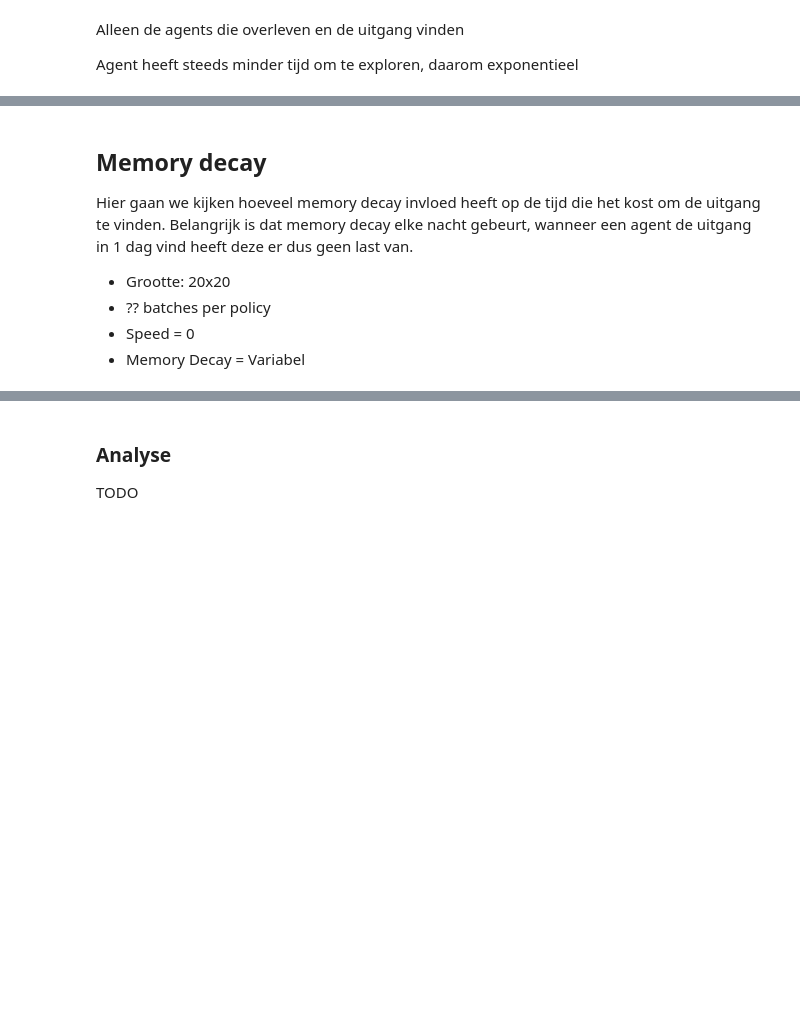
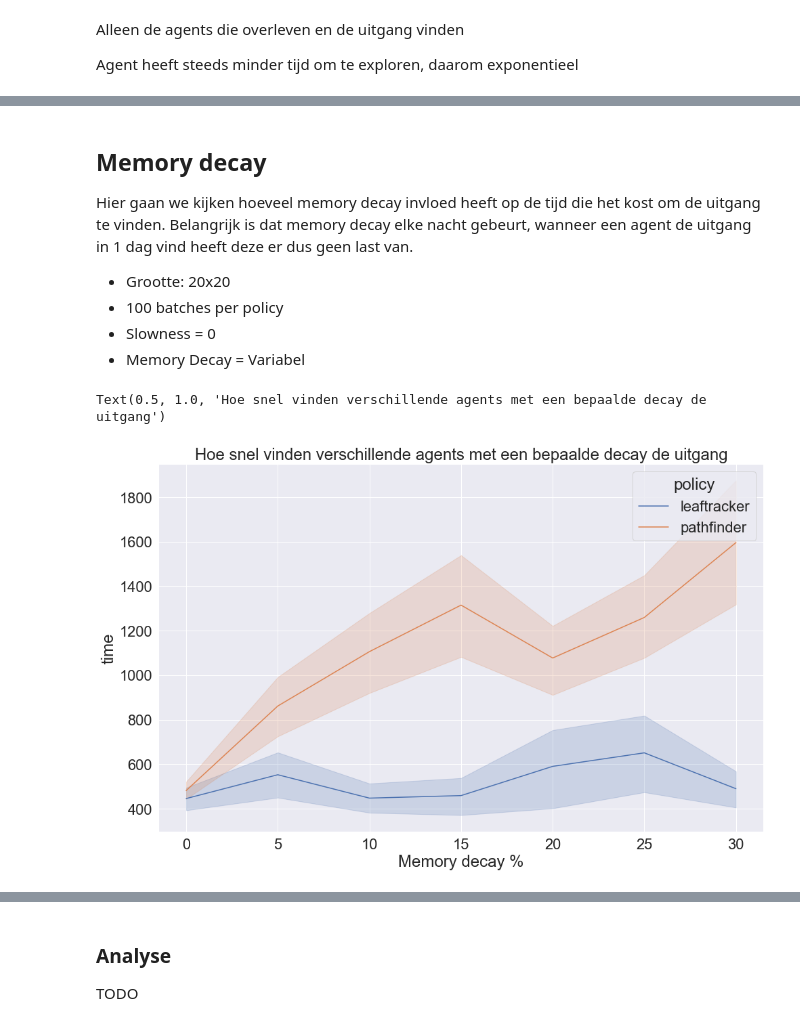
Before and after one commit to MariaDukmak/MazeRunner, a Jupyter notebook: analysis/Data analyse.ipynb, the cells around one changed output, grey strips where cells are left out. Drawn from its saved outputs; the diff is of its cells as text; code cells hidden in the pictures; blank space fills up the shorter version.

Commit message:
Finished memory decay experiment

```diff
--- a/analysis/Data analyse.ipynb
+++ b/analysis/Data analyse.ipynb
@@ -164,8 +163,8 @@ ax = ax.set_title('Hoe snel vinden verschillende agents met een bepaalde slownes
 Hier gaan we kijken hoeveel memory decay invloed heeft op de tijd die het kost om de uitgang te vinden. Belangrijk is dat memory decay elke nacht gebeurt, wanneer een agent de uitgang in 1 dag vind heeft deze er dus geen last van.
 
 - Grootte: 20x20
-- ?? batches per policy
-- Speed = 0
+- 100 batches per policy
+- Slowness = 0
 - Memory Decay = Variabel
 # %%
 filenames = glob.glob('memory_decay/*.feather')
@@ -187,3 +184,15 @@ for filename in filenames:
 decay_all = pd.concat(dfs, ignore_index=True)
 decay_all = decay_all.sort_values(by=['decay'])
 decay_all_alive = decay_all[decay_all.found_exit != -1]
+# %%
+plt.figure(figsize=(16, 10))
+ax = sns.lineplot(data=decay_all_alive, x="decay", y="time", hue="policy", ci=68)
+ax.set(xlabel='Memory decay %')
+ax.set_title('Hoe snel vinden verschillende agents met een bepaalde decay de uitgang')
+
+
+
+# ax.set(xlabel='common xlabel', ylabel='common ylabel')
+# %% [output]
+Text(0.5, 1.0, 'Hoe snel vinden verschillende agents met een bepaalde decay de uitgang')
+[figure, added]
```
Also changed, not shown: parts of 10 cells of this notebook.
